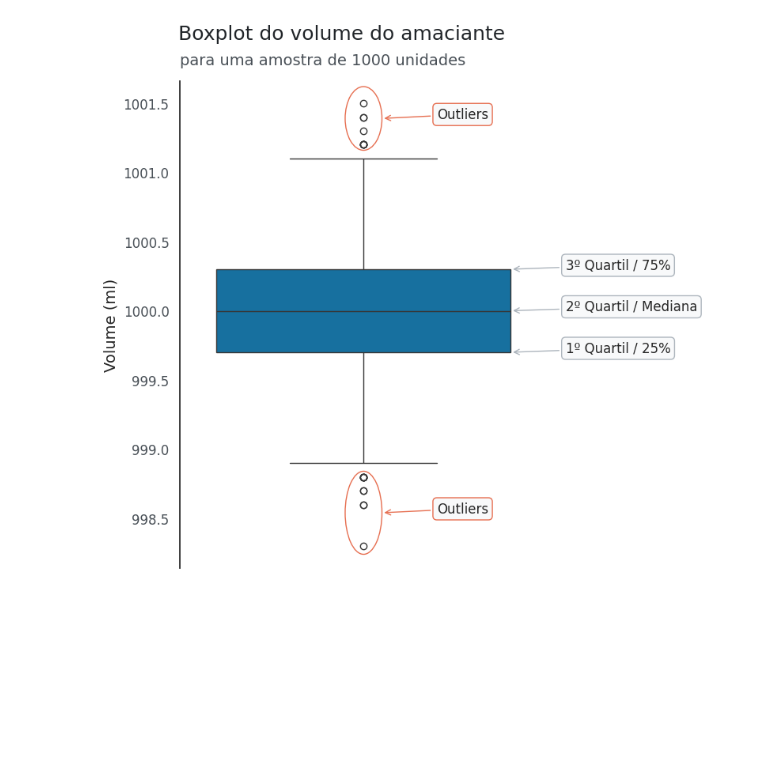
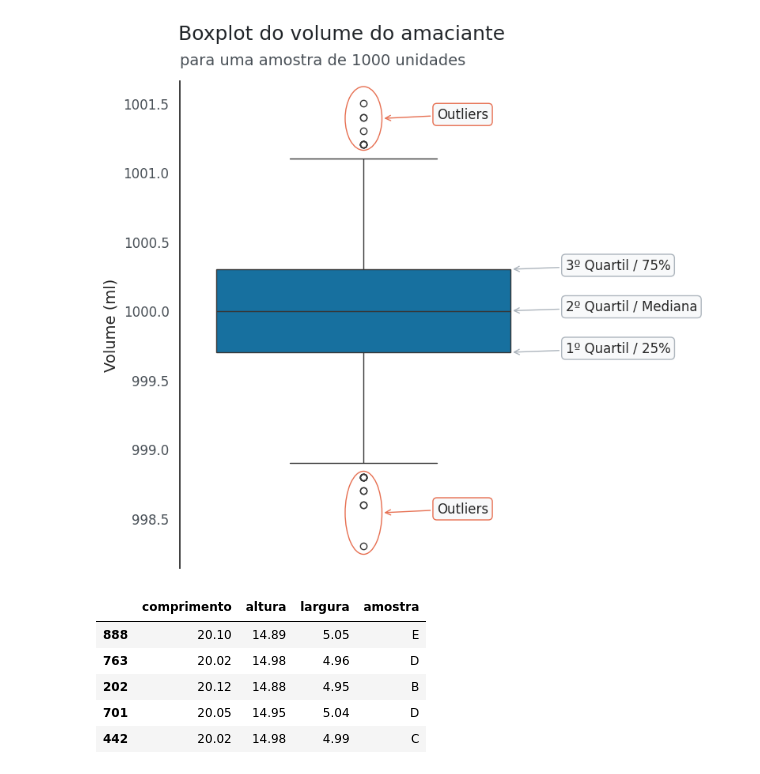
Before and after one commit to gabrieldorte/analise_data_amaciante, a Jupyter notebook: análise_dados_amaciantes.ipynb, the cells around one changed output. Saved outputs shown, nothing was run; the diff lists cells and outputs as text; code cells hidden in the pictures; blank space fills up the shorter version.

```diff
--- a/análise_dados_amaciantes.ipynb
+++ b/análise_dados_amaciantes.ipynb
@@ -105,3 +105,14 @@ ax.annotate("3º Quartil / 75%", xy=(0.4, vol_amaciante.quantile(.75)), xycoords
 plt.show()
 # %% [output]
 [figure]
+# %%
+#BANCO DE DADOS COM AS MEDIDAS DAS CAIXAS DE SABÃO EM PÓ
+df_medidas = pd.read_csv("https://raw.githubusercontent.com/alura-cursos/dataviz-graficos/master/dados/medidas_sabao_em_po.csv")
+df_medidas.sample(5)
+# %% [output]
+|  | comprimento | altura | largura | amostra |
+| 888 | 20.10 | 14.89 | 5.05 | E |
+| 763 | 20.02 | 14.98 | 4.96 | D |
+| 202 | 20.12 | 14.88 | 4.95 | B |
+| 701 | 20.05 | 14.95 | 5.04 | D |
+| 442 | 20.02 | 14.98 | 4.99 | C |
```
Also changed, not shown: parts of 2 cells of this notebook.
